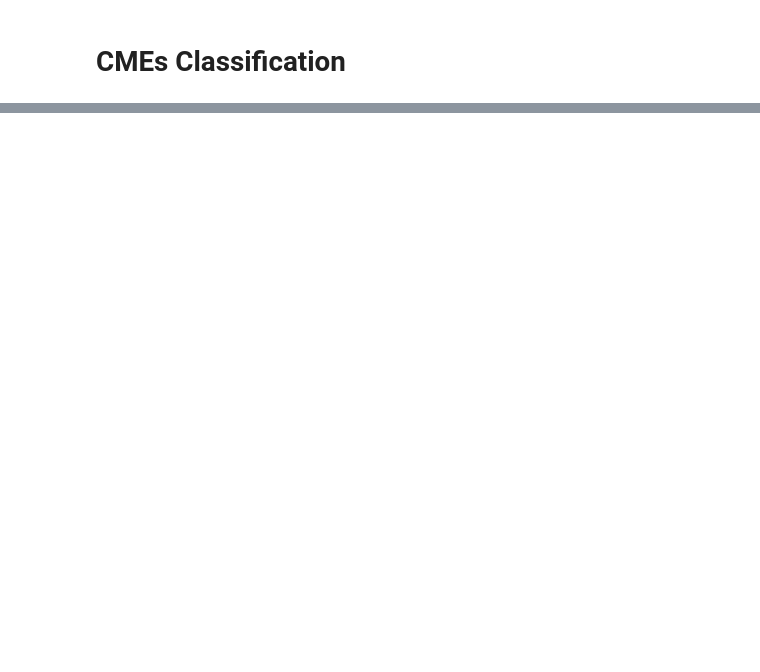
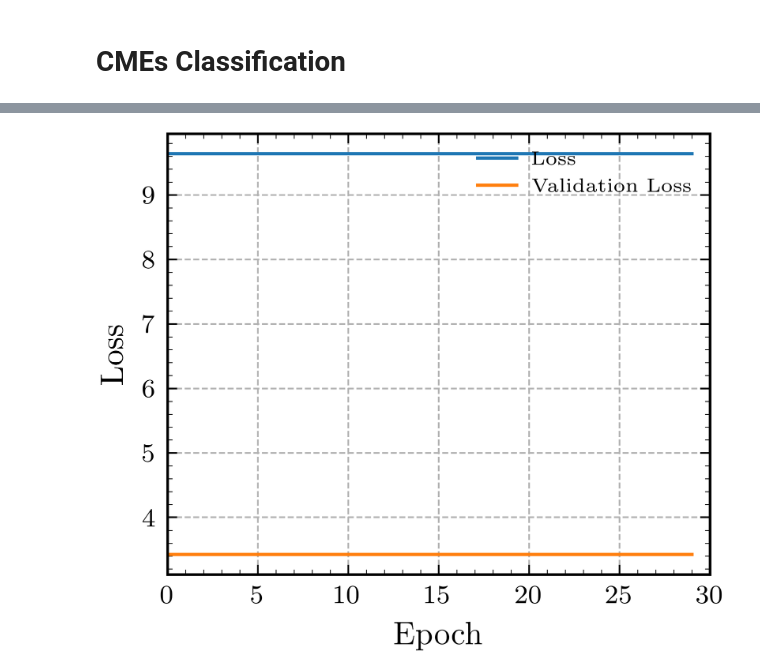
Before and after one commit to ffiza/aprendizaje-automatico-lamp, a Jupyter notebook: code/tp1.ipynb, the cells around one changed output, grey strips where cells are left out. Cells and saved outputs as stored; diff of their text form; code cells hidden in the pictures; blank space fills up the shorter version.

```diff
--- a/code/tp1.ipynb
+++ b/code/tp1.ipynb
@@ -295,0 +434,3 @@ Cada dato en CEMs.csv es una imagen que tiene información de la actividad solar
+# %%
+input_size = feats_train.shape[1]  # Number of feat for training
+print(input_size)
@@ -295,0 +439,19 @@ Cada dato en CEMs.csv es una imagen que tiene información de la actividad solar
+# %%
+# ANN architecture
+model = Sequential()  # Instance the model
+
+for i in range(N_LAYERS):  # Add layers
+    model.add(Dense(units=N_NEURONS[i],  # Specify number of neurons
+                    input_dim=input_size))  # Specify input size
+    model.add(Activation(ACTIVATION_FUNCTIONS[i]))  # Add activation funcs
+
+# Complile model
+model.compile(loss=LOSS_FUNCTION,  # Select loss function
+              optimizer=OPTIMIZER,  # Select optimizer
+              metrics=[tf.keras.metrics.Accuracy()],  # Select metrics
+              )
+# %%
+history = model.fit(feats_train, target_train,
+                    epochs=N_EPOCHS,
+                    validation_split=VALIDATION_SPLIT,
+                    verbose=2)
@@ -295,0 +476,25 @@ Cada dato en CEMs.csv es una imagen que tiene información de la actividad solar
+# %%
+fig = plt.figure(facecolor='white')
+gs = fig.add_gridspec(ncols=1, nrows=1, hspace=0, wspace=0)
+ax = gs.subplots(sharex=True, sharey=True)
+
+ax.label_outer()
+ax.tick_params(which='both', direction="in")
+ax.set_axisbelow(True)
+ax.grid(True, linestyle='--', lw=.5)
+ax.minorticks_on()
+ax.set_xlabel('Epoch')
+ax.set_ylabel('Loss')
+ax.set_xlim(0, N_EPOCHS)
+# ax.set_ylim(0, 5)
+
+ax.plot(history.history['loss'], color='tab:blue',
+        ls='-', lw=1, label='Loss')
+ax.plot(history.history['val_loss'], color='tab:orange',
+        ls='-',  lw=1, label='Validation Loss')
+
+ax.legend(loc='upper right', framealpha=0)
+fig.savefig('../images/tp1_fig3.pdf')
+plt.show()
+# %% [output]
+[figure, added]
```
Also changed, not shown: parts of 40 cells of this notebook, 4 other files.
